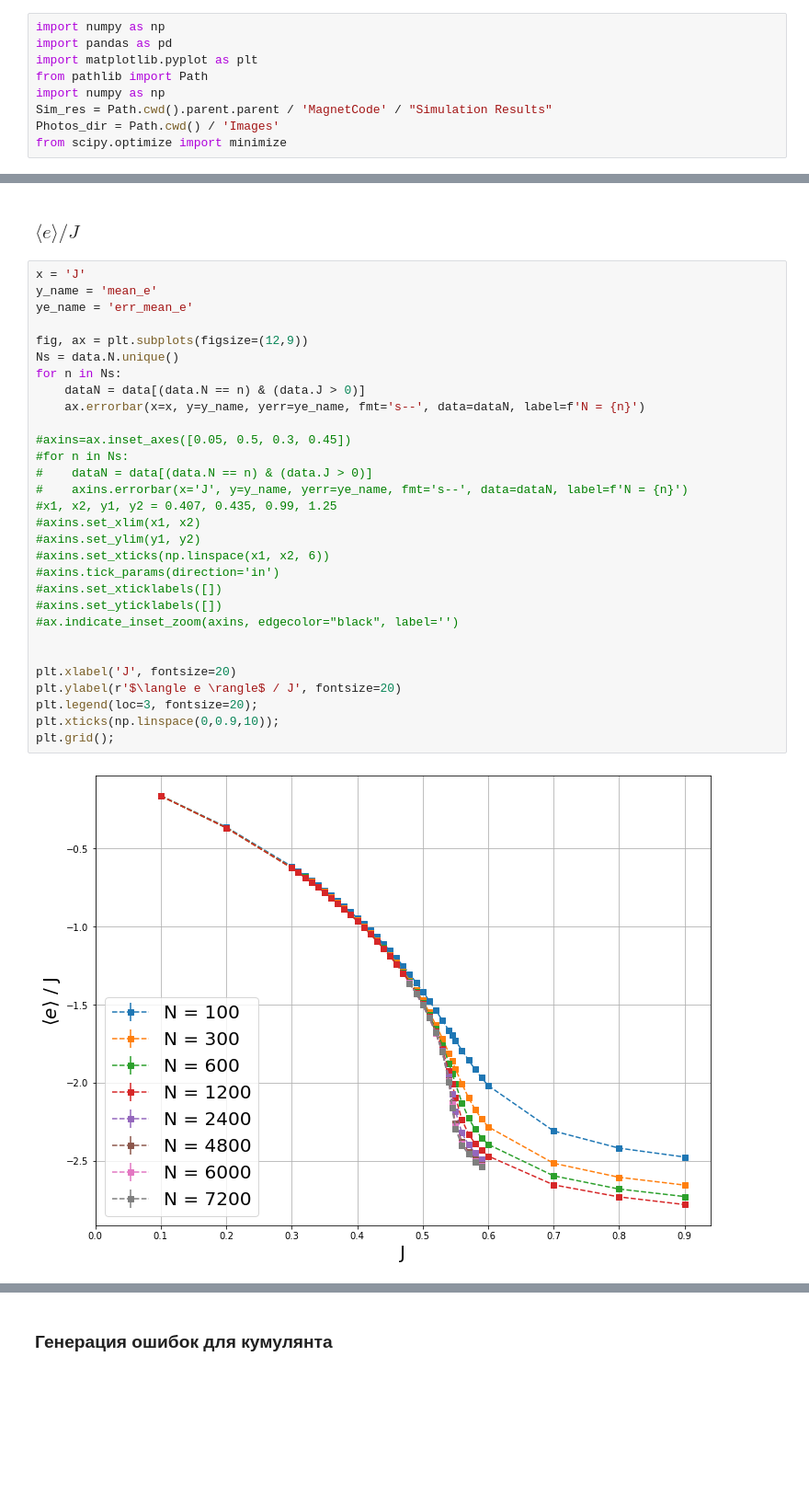
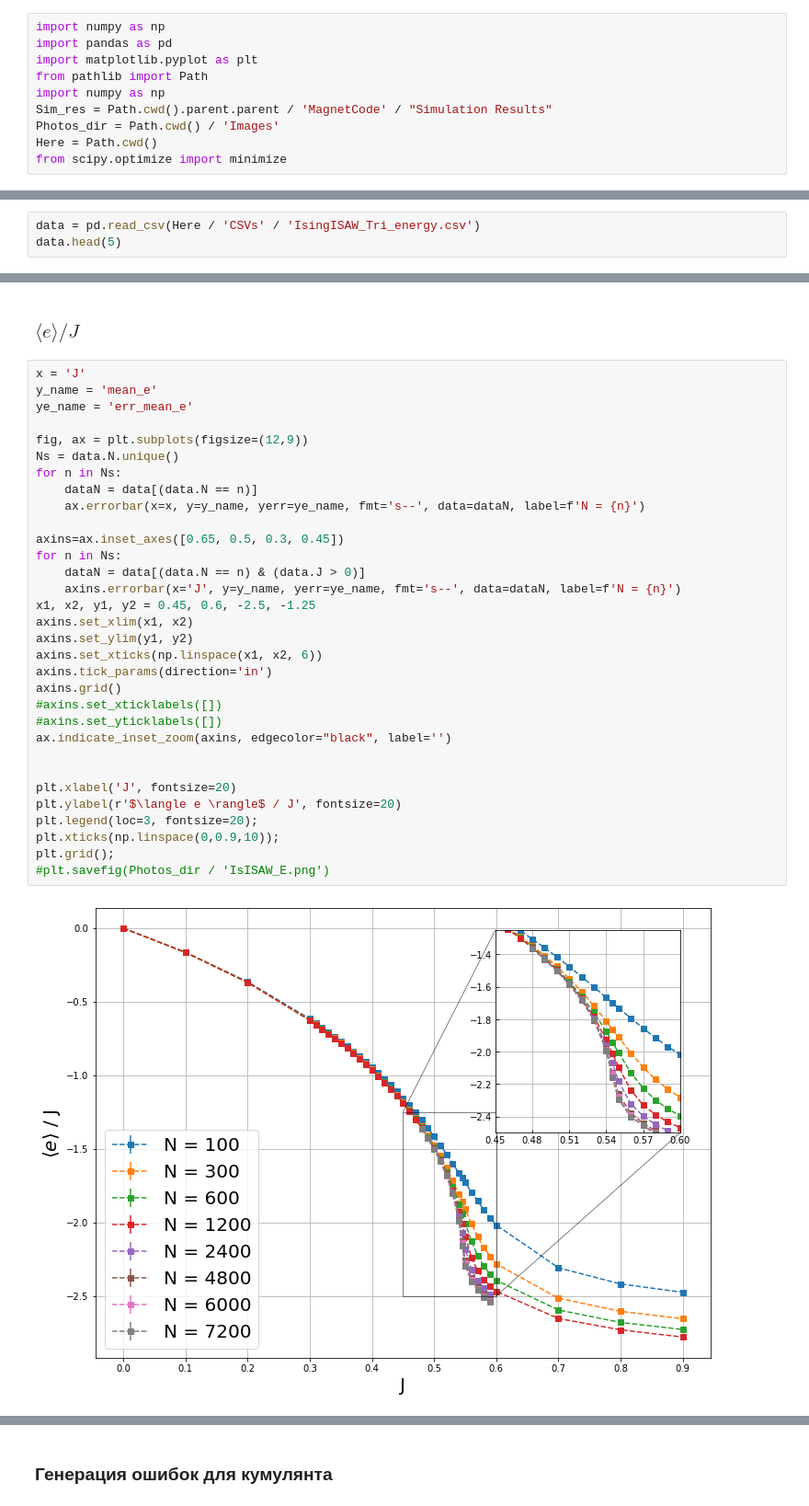
Before and after one commit to Chpel/ProjectMagnet, a Jupyter notebook: Расчёты .ipynb/IsingISAW_Triangle.ipynb, the cells around one changed output, grey strips where cells are left out. Shown at 92% size. Cells and saved outputs as stored; diff of their text form; blank space fills up the shorter version.

```diff
--- a/Расчёты .ipynb/IsingISAW_Triangle.ipynb
+++ b/Расчёты .ipynb/IsingISAW_Triangle.ipynb
@@ -6,6 +6,7 @@ from pathlib import Path
 import numpy as np
 Sim_res = Path.cwd().parent.parent / 'MagnetCode' / "Simulation Results"
 Photos_dir = Path.cwd() / 'Images'
+Here = Path.cwd()
 from scipy.optimize import minimize
 # %% [markdown]
 # Сбор статистики
@@ -51,2 +72,5 @@ data.head(5)
 # %% [markdown]
 # Графики
+# %%
+data = pd.read_csv(Here / 'CSVs' / 'IsingISAW_Tri_energy.csv')
+data.head(5)
@@ -55,33 +98,35 @@ data.head(5)
 # %%
 x = 'J'
 y_name = 'mean_e'
 ye_name = 'err_mean_e'
 
 fig, ax = plt.subplots(figsize=(12,9))
 Ns = data.N.unique()
 for n in Ns:
-    dataN = data[(data.N == n) & (data.J > 0)]
+    dataN = data[(data.N == n)]
     ax.errorbar(x=x, y=y_name, yerr=ye_name, fmt='s--', data=dataN, label=f'N = {n}')
 
-#axins=ax.inset_axes([0.05, 0.5, 0.3, 0.45])
-#for n in Ns:
-#    dataN = data[(data.N == n) & (data.J > 0)]
-#    axins.errorbar(x='J', y=y_name, yerr=ye_name, fmt='s--', data=dataN, label=f'N = {n}')
-#x1, x2, y1, y2 = 0.407, 0.435, 0.99, 1.25
-#axins.set_xlim(x1, x2)
-#axins.set_ylim(y1, y2)
-#axins.set_xticks(np.linspace(x1, x2, 6))
-#axins.tick_params(direction='in')
+axins=ax.inset_axes([0.65, 0.5, 0.3, 0.45])
+for n in Ns:
+    dataN = data[(data.N == n) & (data.J > 0)]
+    axins.errorbar(x='J', y=y_name, yerr=ye_name, fmt='s--', data=dataN, label=f'N = {n}')
+x1, x2, y1, y2 = 0.45, 0.6, -2.5, -1.25
+axins.set_xlim(x1, x2)
+axins.set_ylim(y1, y2)
+axins.set_xticks(np.linspace(x1, x2, 6))
+axins.tick_params(direction='in')
+axins.grid()
 #axins.set_xticklabels([])
 #axins.set_yticklabels([])
-#ax.indicate_inset_zoom(axins, edgecolor="black", label='')
+ax.indicate_inset_zoom(axins, edgecolor="black", label='')
 
 
 plt.xlabel('J', fontsize=20)
 plt.ylabel(r'$\langle e \rangle$ / J', fontsize=20)
 plt.legend(loc=3, fontsize=20);
 plt.xticks(np.linspace(0,0.9,10));
 plt.grid();
+#plt.savefig(Photos_dir / 'IsISAW_E.png')
 # %% [output]
-[figure, old version]
+[figure, new version]
 # %% [markdown]
```
Also changed, not shown: parts of 12 cells of this notebook, 10 other files.
